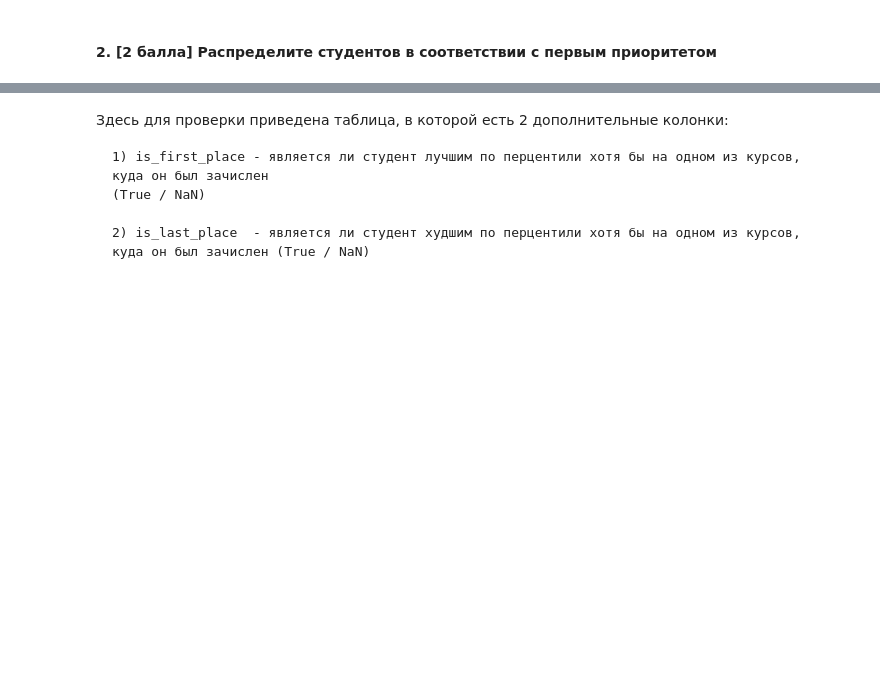
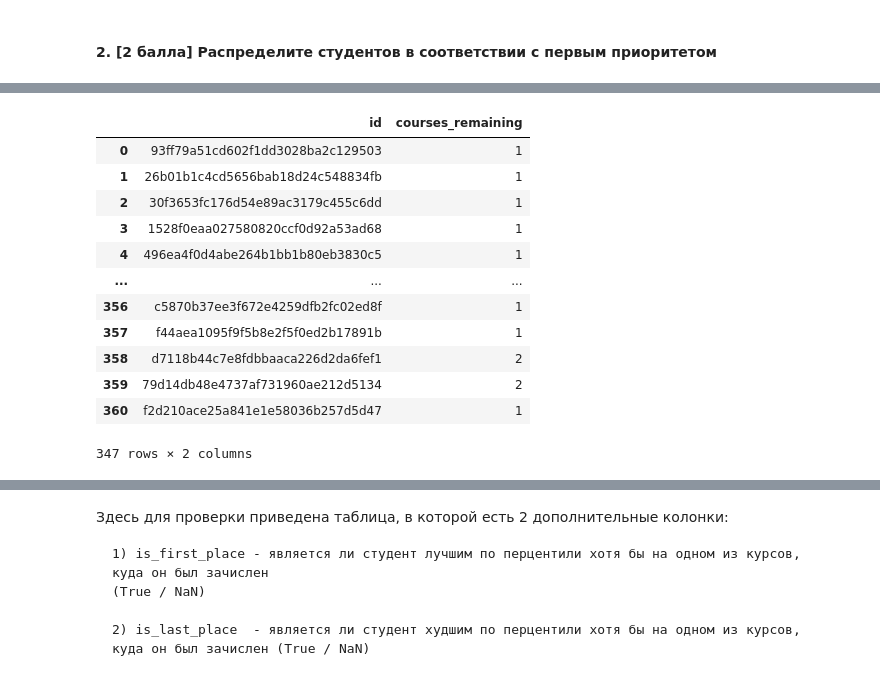
Before and after one commit to diemvs/hse_hw, a Jupyter notebook: ml/homework-practice-01-pandas-Sataev.ipynb, the cells around one changed output, grey strips where cells are left out. Saved outputs shown, nothing was run; the diff lists cells and outputs as text; code cells hidden in the pictures; blank space fills up the shorter version.

```diff
--- a/ml/homework-practice-01-pandas-Sataev.ipynb
+++ b/ml/homework-practice-01-pandas-Sataev.ipynb
@@ -548,10 +548,9 @@ assert df.isna().sum().sum() == 0, 'В таблице остались проп
 В этом вам может помочь информация о специализации и группе стундента.
 # %%
 spec = {
-    "MOP": set([171, 172, 181, 182]),
-    "TI": set([173, 183]),
-    "ADIS": set([174, 184]),
-    "RS": set([175, 176, 185, 186]),
-    "APR": set([177, 187]),
-    "MI": set([188])
+    "MOP": set([171, 172]),
+    "TI": set([173]),
+    "ADIS": set([174]),
+    "RS": set([175, 176]),
+    "APR": set([177])
 }
@@ -560,13 +557,14 @@ col_name = 'fall_courses_count'
 # %%
-df[col_name] = 1
+df['fall_courses_count'] = 1
 
 spec_17 = spec['MOP'] | spec['TI']
 
 group_17_index = (df['17_group'] > 0) & (df['17_group'].isin(spec_17))
 group_18_index = (df['18_group'] > 0) & (df['is_mi'])
 
-df.loc[group_17_index, col_name] += 1
-df.loc[group_18_index, col_name] += 1
+df.loc[group_17_index, 'fall_courses_count'] += 1
+df.loc[group_18_index, 'fall_courses_count'] += 1
+df.sort_index(inplace=True)
 # %% [markdown]
 Проверка:
 # %%
@@ -580,0 +621,20 @@ assert(df[df['id'] == 'e4caca755ee0bdd711e18fb8084958b5'][col_name] == 1).all()
+# %%
+# Оставшийся курсы
+remaining_courses = pd.DataFrame(
+    df[['id', 'fall_courses_count']]
+).rename(columns={'fall_courses_count': 'courses_remaining'})
+remaining_courses
+# %% [output]
+|  | id | courses_remaining |
+| 0 | 93ff79a51cd602f1dd3028ba2c129503 | 1 |
+| 1 | 26b01b1c4cd5656bab18d24c548834fb | 1 |
+| 2 | 30f3653fc176d54e89ac3179c455c6dd | 1 |
+| 3 | 1528f0eaa027580820ccf0d92a53ad68 | 1 |
+| 4 | 496ea4f0d4abe264b1bb1b80eb3830c5 | 1 |
+| ... | ... | ... |
+| 356 | c5870b37ee3f672e4259dfb2fc02ed8f | 1 |
+| 357 | f44aea1095f9f5b8e2f5f0ed2b17891b | 1 |
+| 358 | d7118b44c7e8fdbbaaca226d2da6fef1 | 2 |
+| 359 | 79d14db48e4737af731960ae212d5134 | 2 |
+| 360 | f2d210ace25a841e1e58036b257d5d47 | 1 |
+347 rows × 2 columns
```
Also changed, not shown: parts of 14 cells of this notebook.
